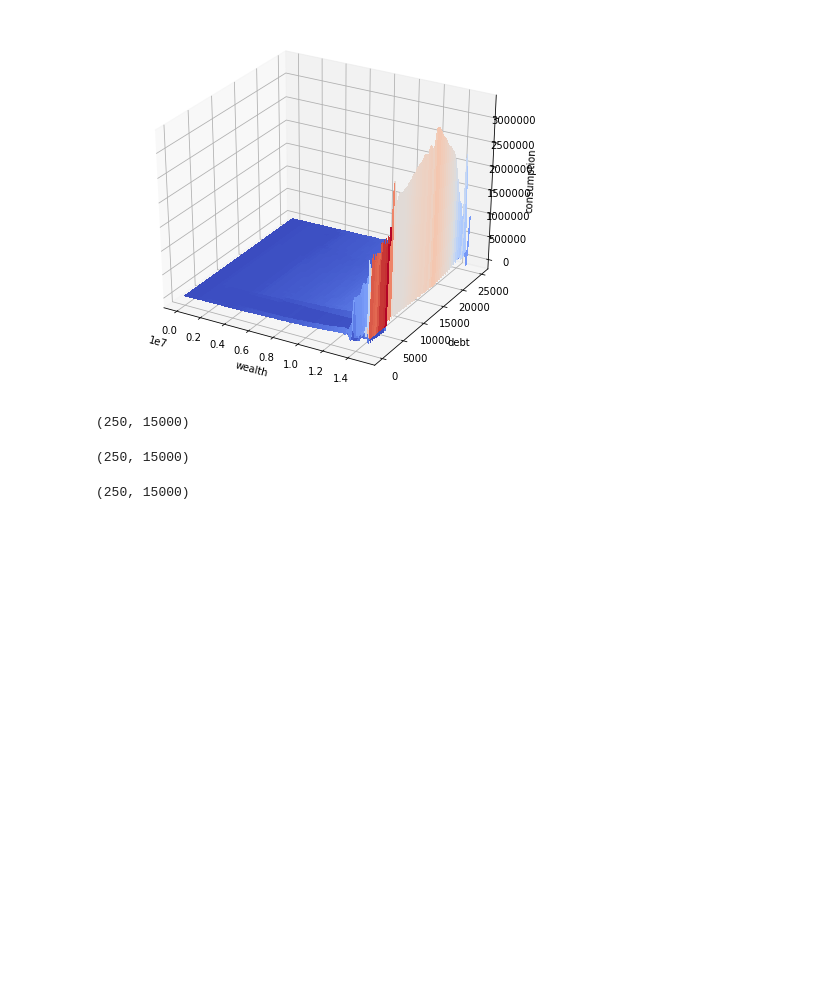
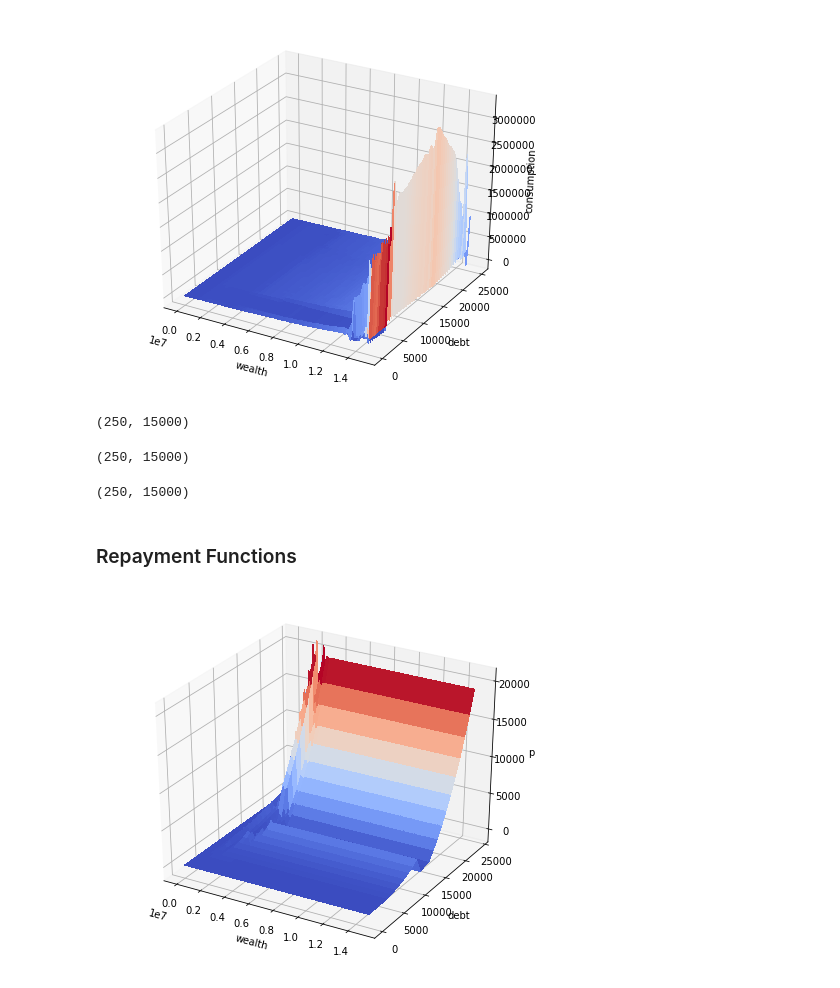
Before and after one commit to Quintus-Zhang/Tracer, a Jupyter notebook: interpolation.ipynb, the cells around one changed output. Saved outputs shown, nothing was run; the diff lists cells and outputs as text; code cells hidden in the pictures; blank space fills up the shorter version.

Commit message:
check the shape of the Repayment Functions
Former-commit-id: 5acbcc3681df1868d7e926887d5126a380ac2a2c

```diff
--- a/interpolation.ipynb
+++ b/interpolation.ipynb
@@ -107,3 +109,28 @@ d.shape
 spline(sample_w, sample_d).T.shape
 # %% [output]
 (250, 15000)
+# %% [markdown]
+### Repayment Functions
+# %%
+with open(p_func_fp, 'rb') as f:
+    p = pickle.load(f)
+# %%
+grid_w = np.linspace(LOWER_BOUND_W, UPPER_BOUND_W, N_W)
+grid_d = np.linspace(LOWER_BOUND_D, UPPER_BOUND_D, N_D)
+
+spline = RectBivariateSpline(grid_w, grid_d, p[76].T)
+
+sample_w = np.arange(1, UPPER_BOUND_W, 10000)
+sample_d = np.arange(1, UPPER_BOUND_D, 1000)
+
+
+fig = plt.figure(figsize=(6,5))
+ax = Axes3D(fig)
+w, d = np.meshgrid(sample_w, sample_d)
+ax.plot_surface(w, d, spline(sample_w, sample_d).T, cmap='coolwarm', linewidth=0, antialiased=False)
+ax.set_xlabel('wealth')
+ax.set_ylabel('debt')
+ax.set_zlabel('p')
+plt.show()
+# %% [output]
+[figure, added]
```
Also changed, not shown: parts of 1 cell of this notebook.
